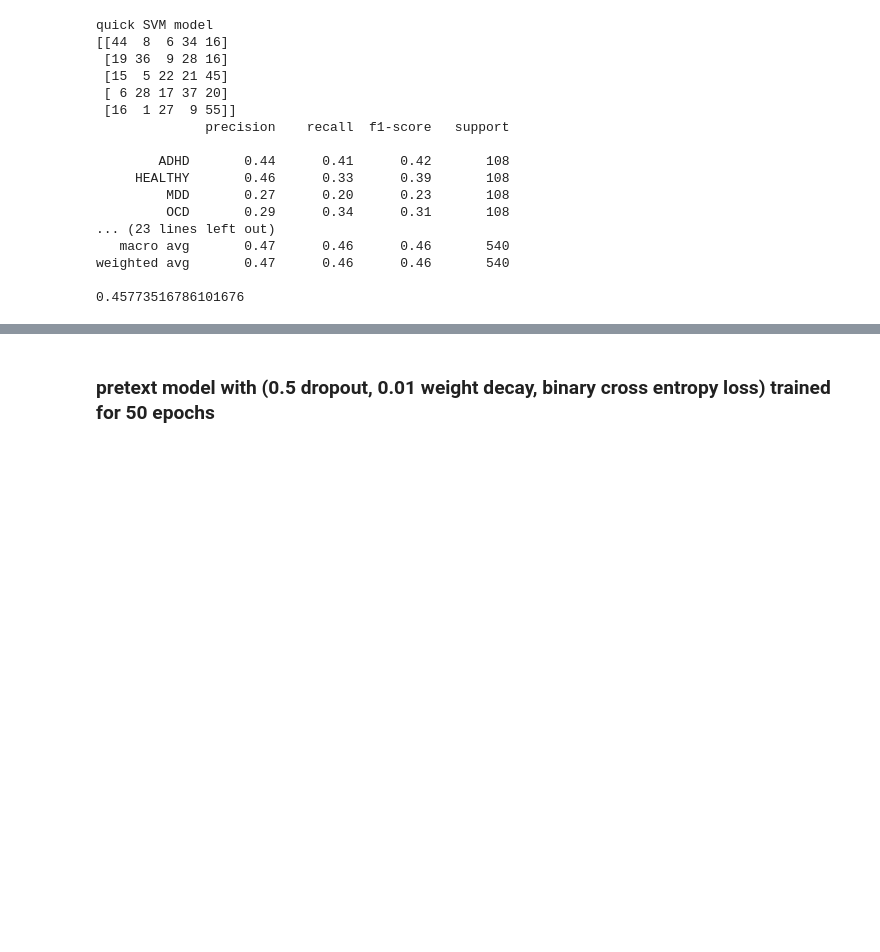
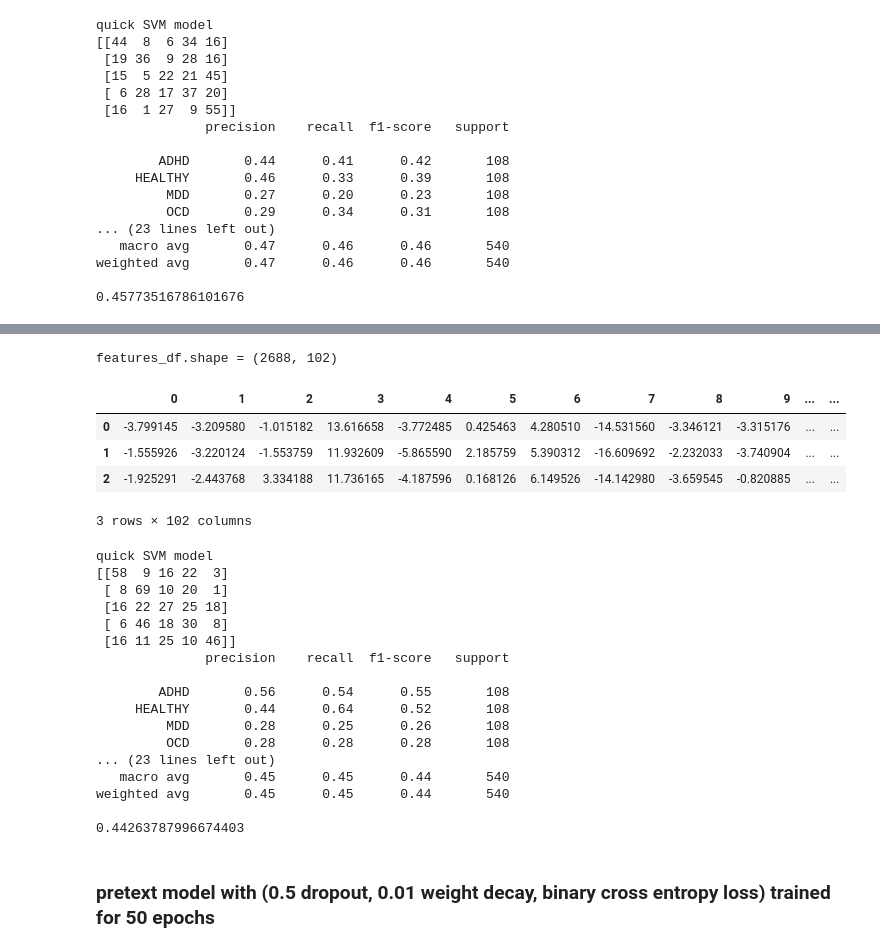
Before and after one commit to TSmolders/DataScience_Thesis, a Jupyter notebook: 2d_across_subject_pretext_feature_extraction.ipynb, the cells around one changed output, grey strips where cells are left out. Cells and saved outputs as stored; diff of their text form; code cells hidden in the pictures; blank space fills up the shorter version.

```diff
--- a/2d_across_subject_pretext_feature_extraction.ipynb
+++ b/2d_across_subject_pretext_feature_extraction.ipynb
@@ -395,3 +528,30 @@ weighted avg       0.47      0.46      0.46       540
+# %%
+# overtrained model
+get_ssl_features('overtrained_acrosssub_more_ep_shallownet_default_pretext_model', dataset, df_sample, eval=True, to_disk=True, pretext_model='ShallowNet')
+# %% [output]
+features_df.shape = (2688, 102)
+|  | 0 | 1 | 2 | 3 | 4 | 5 | 6 | 7 | 8 | 9 | ... | ... |
+| 0 | -3.799145 | -3.209580 | -1.015182 | 13.616658 | -3.772485 | 0.425463 | 4.280510 | -14.531560 | -3.346121 | -3.315176 | ... | ... |
+| 1 | -1.555926 | -3.220124 | -1.553759 | 11.932609 | -5.865590 | 2.185759 | 5.390312 | -16.609692 | -2.232033 | -3.740904 | ... | ... |
+| 2 | -1.925291 | -2.443768 | 3.334188 | 11.736165 | -4.187596 | 0.168126 | 6.149526 | -14.142980 | -3.659545 | -0.820885 | ... | ... |
+3 rows × 102 columns
+quick SVM model
+[[58  9 16 22  3]
+ [ 8 69 10 20  1]
+ [16 22 27 25 18]
+ [ 6 46 18 30  8]
+ [16 11 25 10 46]]
+              precision    recall  f1-score   support
+
+        ADHD       0.56      0.54      0.55       108
+     HEALTHY       0.44      0.64      0.52       108
+         MDD       0.28      0.25      0.26       108
+         OCD       0.28      0.28      0.28       108
+... (23 lines left out)
+   macro avg       0.45      0.45      0.44       540
+weighted avg       0.45      0.45      0.44       540
+
+0.44263787996674403
 # %% [markdown]
 ### pretext model with (0.5 dropout, 0.01 weight decay, binary cross entropy loss) trained for 50 epochs
 # %%
```
Also changed, not shown: parts of 24 cells of this notebook, 7 other files.
